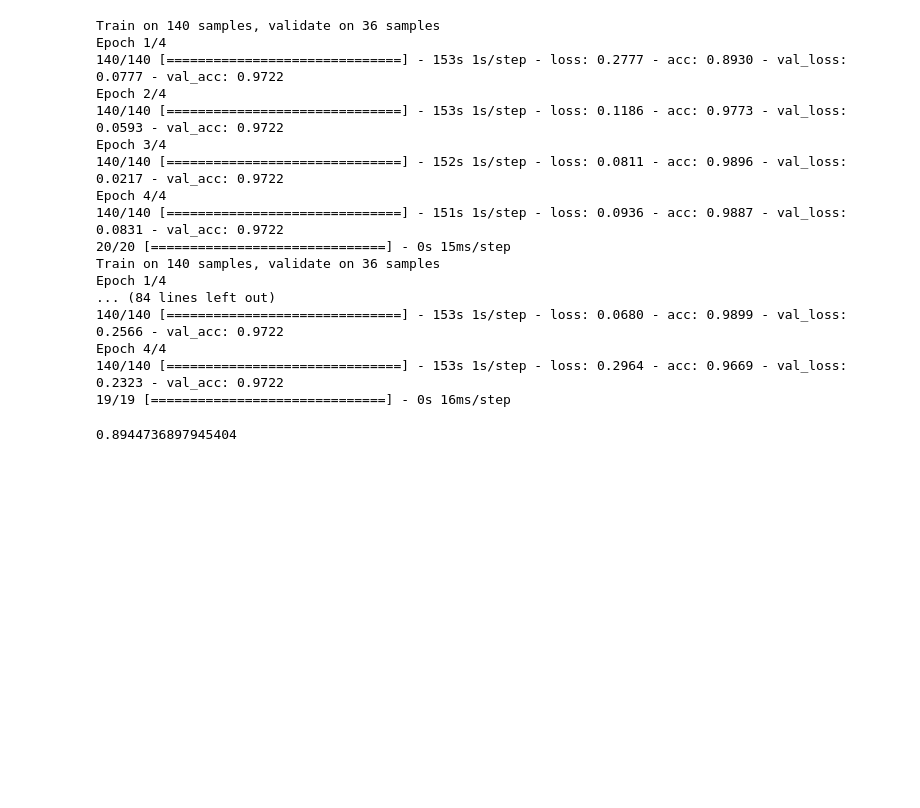
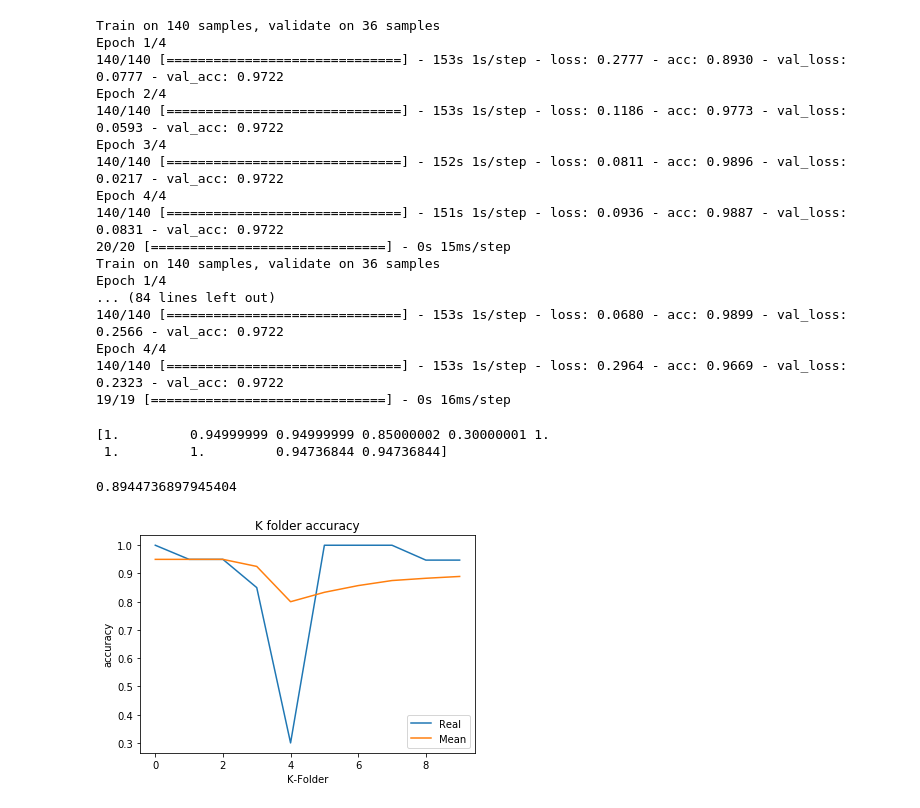
Before and after one commit to antoniomuso/PeterPen, a Jupyter notebook: LSTM/lstm_dropout.ipynb, the cells around one changed output. Cells and saved outputs as stored; diff of their text form; code cells hidden in the pictures; blank space fills up the shorter version.

Commit message:
aggiunto grafico cross validation

```diff
--- a/LSTM/lstm_dropout.ipynb
+++ b/LSTM/lstm_dropout.ipynb
@@ -206,12 +206,30 @@ Epoch 4/4
 # %%
 #out
 #!git config --global user.email "antoniomusolino007@gmail.com"
-#!git add .
-#!git commit -m 'aggiunti nuovi grafici'
-#!git push
+!git add .
+!git commit -m 'aggiunto grafico '
+!git push
+print(out)
 out.mean()
 # %% [output]
-0.8944736897945404
+[1.         0.94999999 0.94999999 0.85000002 0.30000001 1.
+ 1.         1.         0.94736844 0.94736844]
+0.8944736897945404
+# %%
+mean = [0]*10
+mean[0] = out[1]
+for i in range(1,len(out)):
+    mean[i] = ((mean[i-1] )*i + out[i])/(i+1)
+
+plt.plot(out)
+plt.plot(mean)
+plt.title('K folder accuracy')
+plt.ylabel('accuracy')
+plt.xlabel('K-Folder')
+plt.legend(['Real', 'Mean'], loc='lower right')
+plt.savefig('./K-folder-performance')
+# %% [output]
+[figure, added]
 # %%
 %matplotlib inline
 import matplotlib.pyplot as plt
```
Also changed, not shown: 1 other file.
